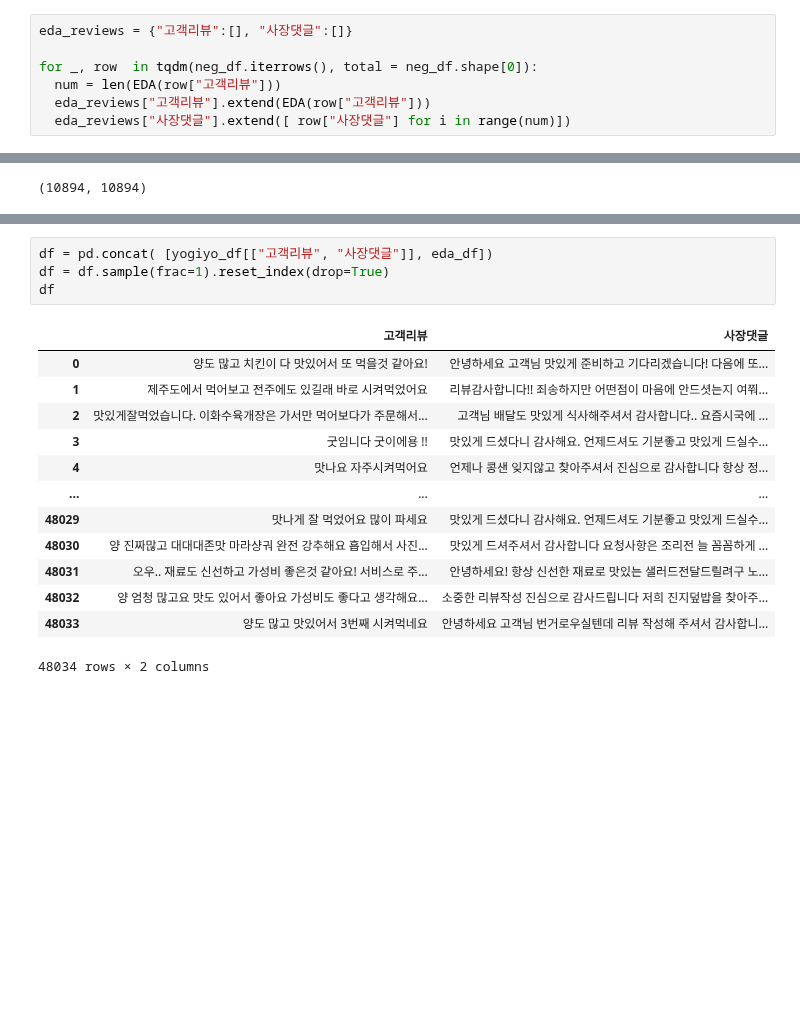
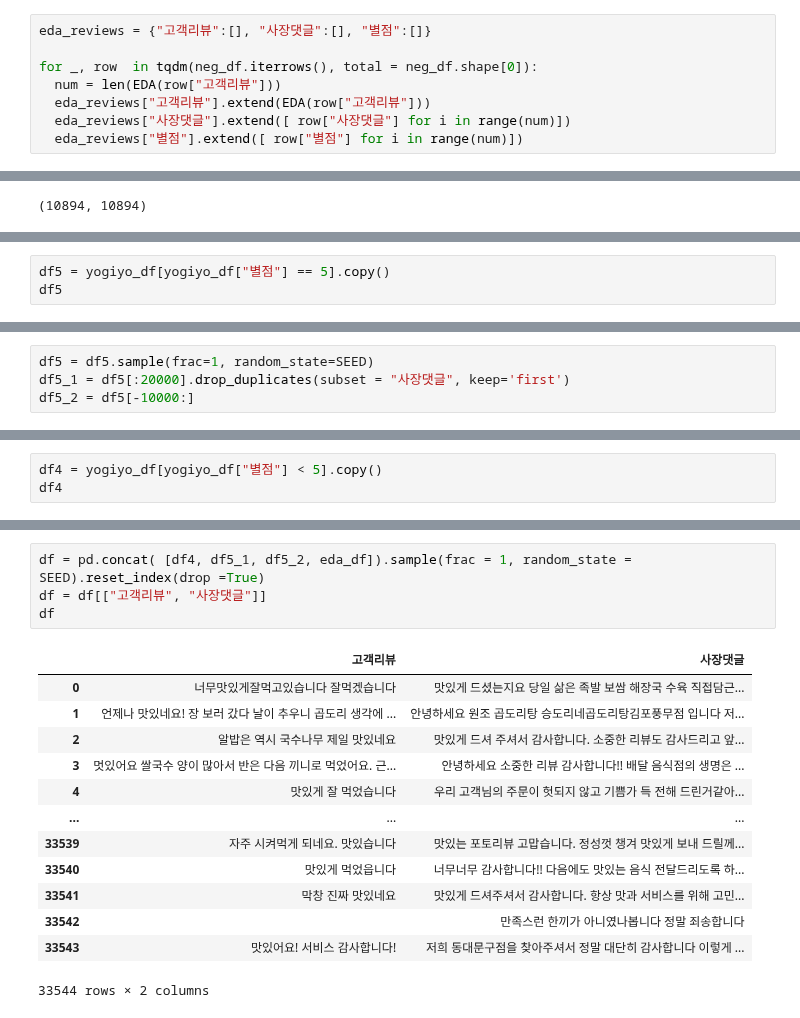
Before and after one commit to swoo-nam/BootCamp_project_final, a Jupyter notebook: 정수인_서비스2_데이터전처리및증강.ipynb, the cells around one changed output, grey strips where cells are left out. Saved outputs shown, nothing was run; the diff lists cells and outputs as text; blank space fills up the shorter version.

```diff
--- a/정수인_서비스2_데이터전처리및증강.ipynb
+++ b/정수인_서비스2_데이터전처리및증강.ipynb
@@ -391,10 +386,11 @@ neg_df
 # %%
-eda_reviews = {"고객리뷰":[], "사장댓글":[]}
+eda_reviews = {"고객리뷰":[], "사장댓글":[], "별점":[]}
 
 for _, row  in tqdm(neg_df.iterrows(), total = neg_df.shape[0]):
   num = len(EDA(row["고객리뷰"]))
   eda_reviews["고객리뷰"].extend(EDA(row["고객리뷰"]))
   eda_reviews["사장댓글"].extend([ row["사장댓글"] for i in range(num)])
+  eda_reviews["별점"].extend([ row["별점"] for i in range(num)])
 # %%
 len(eda_reviews["고객리뷰"]), len(eda_reviews["사장댓글"])
 # %% [output]
@@ -418,0 +434,3 @@ eda_df
+# %%
+df5 = yogiyo_df[yogiyo_df["별점"] == 5].copy()
+df5
@@ -418,0 +451,4 @@ eda_df
+# %%
+df5 = df5.sample(frac=1, random_state=SEED)
+df5_1 = df5[:20000].drop_duplicates(subset = "사장댓글", keep='first')
+df5_2 = df5[-10000:]
@@ -418,0 +487,3 @@ eda_df
+# %%
+df4 = yogiyo_df[yogiyo_df["별점"] < 5].copy()
+df4
@@ -419,18 +504,18 @@ eda_df
 # %%
-df = pd.concat( [yogiyo_df[["고객리뷰", "사장댓글"]], eda_df])
-df = df.sample(frac=1).reset_index(drop=True)
+df = pd.concat( [df4, df5_1, df5_2, eda_df]).sample(frac = 1, random_state = SEED).reset_index(drop =True)
+df = df[["고객리뷰", "사장댓글"]]
 df
 # %% [output]
 |  | 고객리뷰 | 사장댓글 |
-| 0 | 양도 많고 치킨이 다 맛있어서 또 먹을것 같아요! | 안녕하세요 고객님 맛있게 준비하고 기다리겠습니다! 다음에 또... |
-| 1 | 제주도에서 먹어보고 전주에도 있길래 바로 시켜먹었어요 | 리뷰감사합니다!! 죄송하지만 어떤점이 마음에 안드셧는지 여쭤... |
-| 2 | 맛있게잘먹었습니다. 이화수육개장은 가서만 먹어보다가 주문해서... | 고객님 배달도 맛있게 식사해주셔서 감사합니다.. 요즘시국에 ... |
-| 3 | 굿임니다 굿이에용 !! | 맛있게 드셨다니 감사해요. 언제드셔도 기분좋고 맛있게 드실수... |
-| 4 | 맛나요 자주시켜먹어요 | 언제나 콩샌 잊지않고 찾아주셔서 진심으로 감사합니다 항상 정... |
+| 0 | 너무맛있게잘먹고있습니다 잘먹겠습니다 | 맛있게 드셨는지요 당일 삶은 족발 보쌈 해장국 수육 직접담근... |
+| 1 | 언제나 맛있네요! 장 보러 갔다 날이 추우니 곱도리 생각에 ... | 안녕하세요 원조 곱도리탕 승도리네곱도리탕김포풍무점 입니다 저... |
+| 2 | 알밥은 역시 국수나무 제일 맛있네요 | 맛있게 드셔 주셔서 감사합니다. 소중한 리뷰도 감사드리고 앞... |
+| 3 | 멋있어요 쌀국수 양이 많아서 반은 다음 끼니로 먹었어요. 근... | 안녕하세요 소중한 리뷰 감사합니다!! 배달 음식점의 생명은 ... |
+| 4 | 맛있게 잘 먹었습니다 | 우리 고객님의 주문이 헛되지 않고 기쁨가 득 전해 드린거같아... |
 | ... | ... | ... |
-| 48029 | 맛나게 잘 먹었어요 많이 파세요 | 맛있게 드셨다니 감사해요. 언제드셔도 기분좋고 맛있게 드실수... |
-| 48030 | 양 진짜많고 대대대존맛 마라샹궈 완전 강추해요 흡입해서 사진... | 맛있게 드셔주셔서 감사합니다 요청사항은 조리전 늘 꼼꼼하게 ... |
-| 48031 | 오우.. 재료도 신선하고 가성비 좋은것 같아요! 서비스로 주... | 안녕하세요! 항상 신선한 재료로 맛있는 샐러드전달드릴려구 노... |
-| 48032 | 양 엄청 많고요 맛도 있어서 좋아요 가성비도 좋다고 생각해요... | 소중한 리뷰작성 진심으로 감사드립니다 저희 진지덮밥을 찾아주... |
-| 48033 | 양도 많고 맛있어서 3번째 시켜먹네요 | 안녕하세요 고객님 번거로우실텐데 리뷰 작성해 주셔서 감사합니... |
+| 33539 | 자주 시켜먹게 되네요. 맛있습니다 | 맛있는 포토리뷰 고맙습니다. 정성껏 챙겨 맛있게 보내 드릴께... |
+| 33540 | 맛있게 먹었읍니다 | 너무너무 감사합니다!! 다음에도 맛있는 음식 전달드리도록 하... |
+| 33541 | 막창 진짜 맛있네요 | 맛있게 드셔주셔서 감사합니다. 항상 맛과 서비스를 위해 고민... |
+| 33542 |  | 만족스런 한끼가 아니였나봅니다 정말 죄송합니다 |
+| 33543 | 맛있어요! 서비스 감사합니다! | 저희 동대문구점을 찾아주셔서 정말 대단히 감사합니다 이렇게 ... |
-48034 rows × 2 columns
+33544 rows × 2 columns
```
Also changed, not shown: parts of 19 cells of this notebook.
